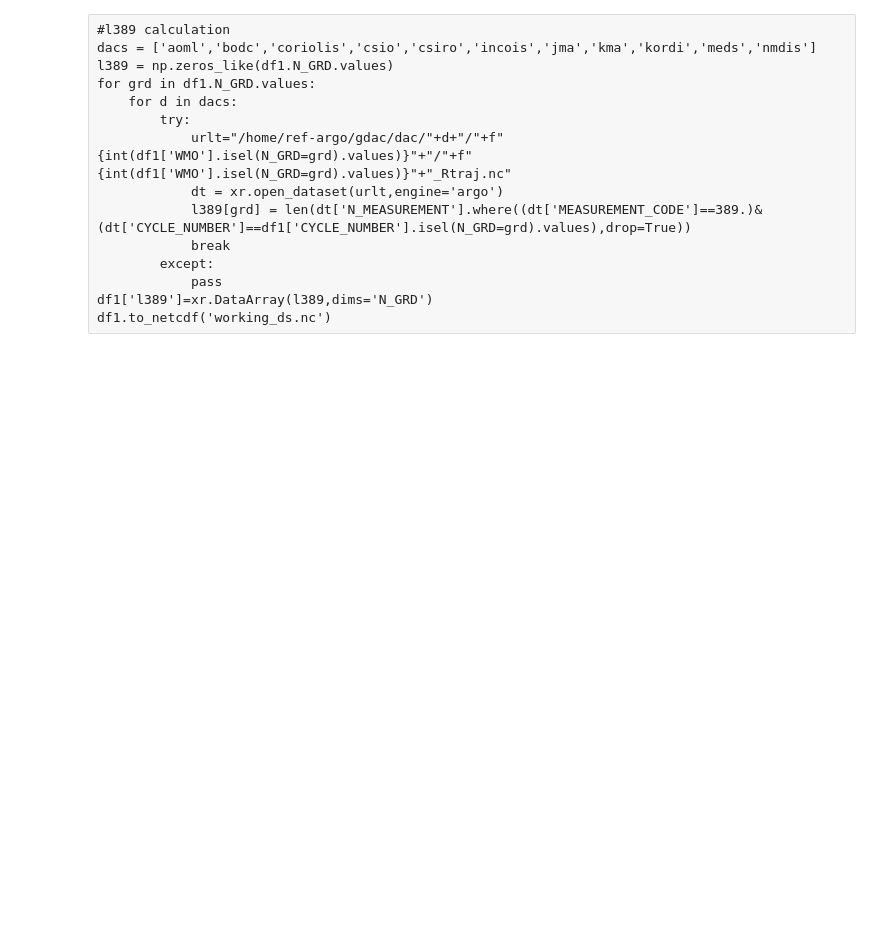
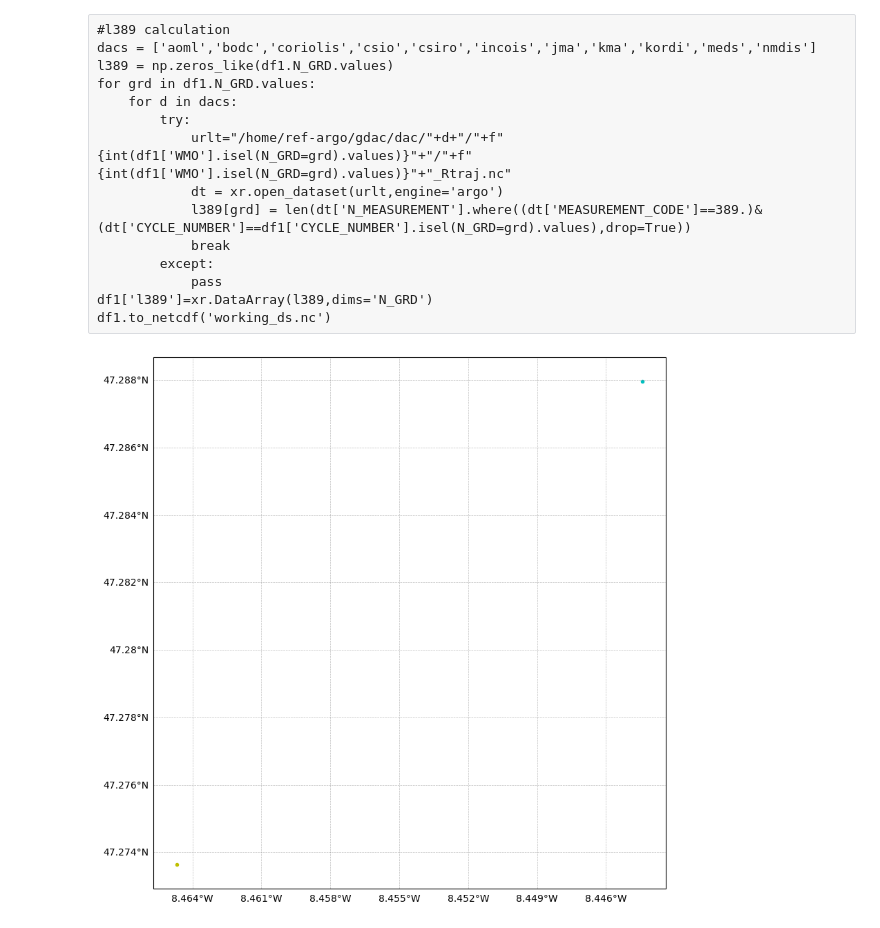
Before and after one commit to quai20/argobathy, a Jupyter notebook: deep/deep_profiles.ipynb, the cells around one changed output. Saved outputs shown, nothing was run; the diff lists cells and outputs as text; code cells hidden in the pictures; blank space fills up the shorter version.

```diff
--- a/deep/deep_profiles.ipynb
+++ b/deep/deep_profiles.ipynb
@@ -369,3 +381,24 @@ for grd in df1.N_GRD.values:
             pass
 df1['l389']=xr.DataArray(l389,dims='N_GRD')
 df1.to_netcdf('working_ds.nc')
+# %%
+dst = xr.open_dataset('working_ds_pool.nc')
+# %%
+fig=plt.figure(figsize=(12,10))
+ax = fig.add_subplot(1, 1, 1, projection=ccrs.Mercator())
+ax.add_feature(land_feature, edgecolor=None)
+
+i=2
+dstt = dst.isel(N_GRD=i)
+
+ax.plot(dstt['LONGITUDE'],dstt['LATITUDE'],'oc', markersize=4, markeredgecolor='None', alpha=1, transform=ccrs.PlateCarree())
+ax.plot(dstt['LONGITUDE_C0'],dstt['LATITUDE_C0'],'oy', markersize=4, markeredgecolor='None', alpha=1, transform=ccrs.PlateCarree())
+
+gl = ax.gridlines(crs=ccrs.PlateCarree(), draw_labels=True,
+                  linewidth=0.5, color='gray', alpha=0.5, linestyle='--')
+gl.top_labels = False
+gl.right_labels = False
+gl.xformatter = LONGITUDE_FORMATTER
+gl.yformatter = LATITUDE_FORMATTER
+# %% [output]
+[figure, added]
```
Also changed, not shown: parts of 10 cells of this notebook, 16 other files.
